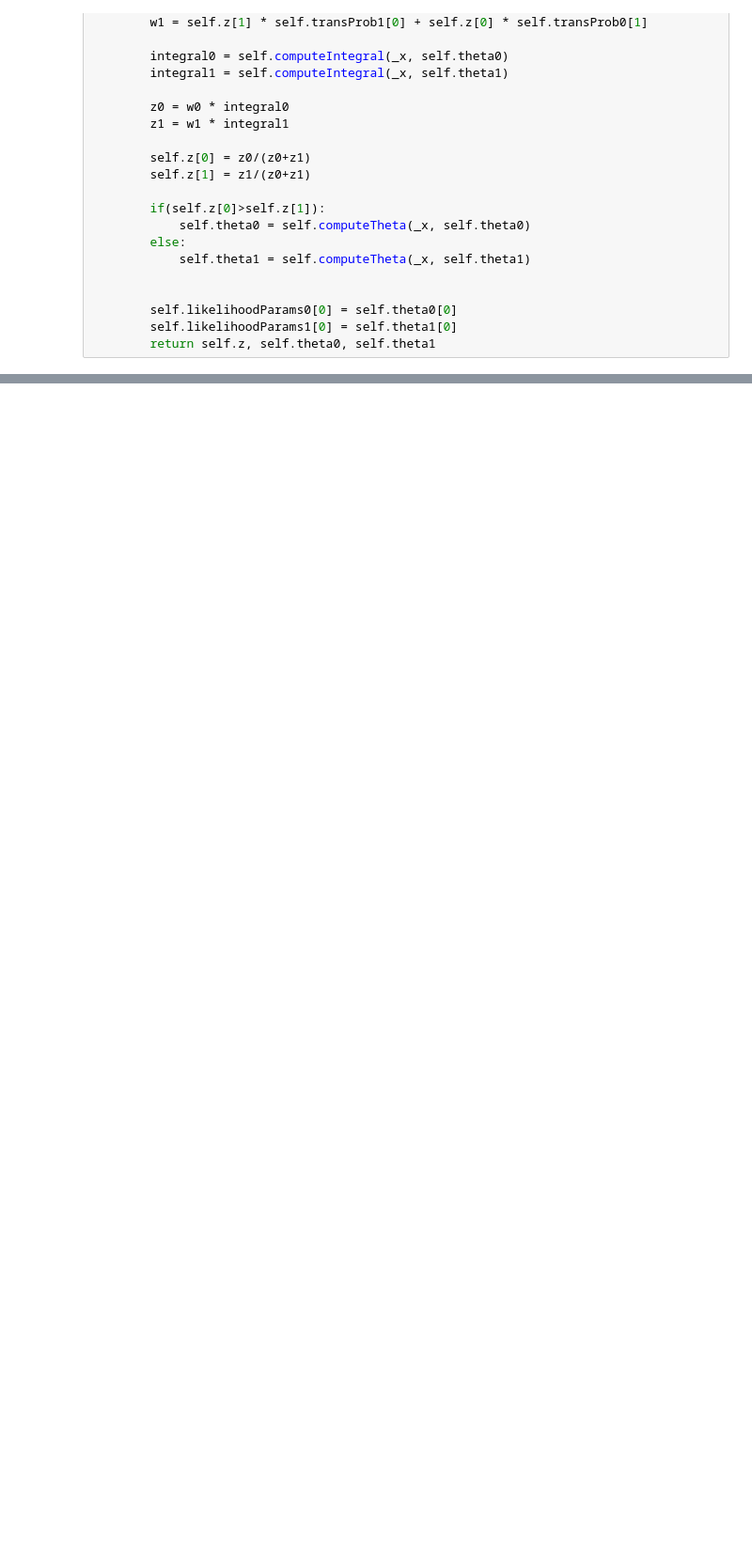
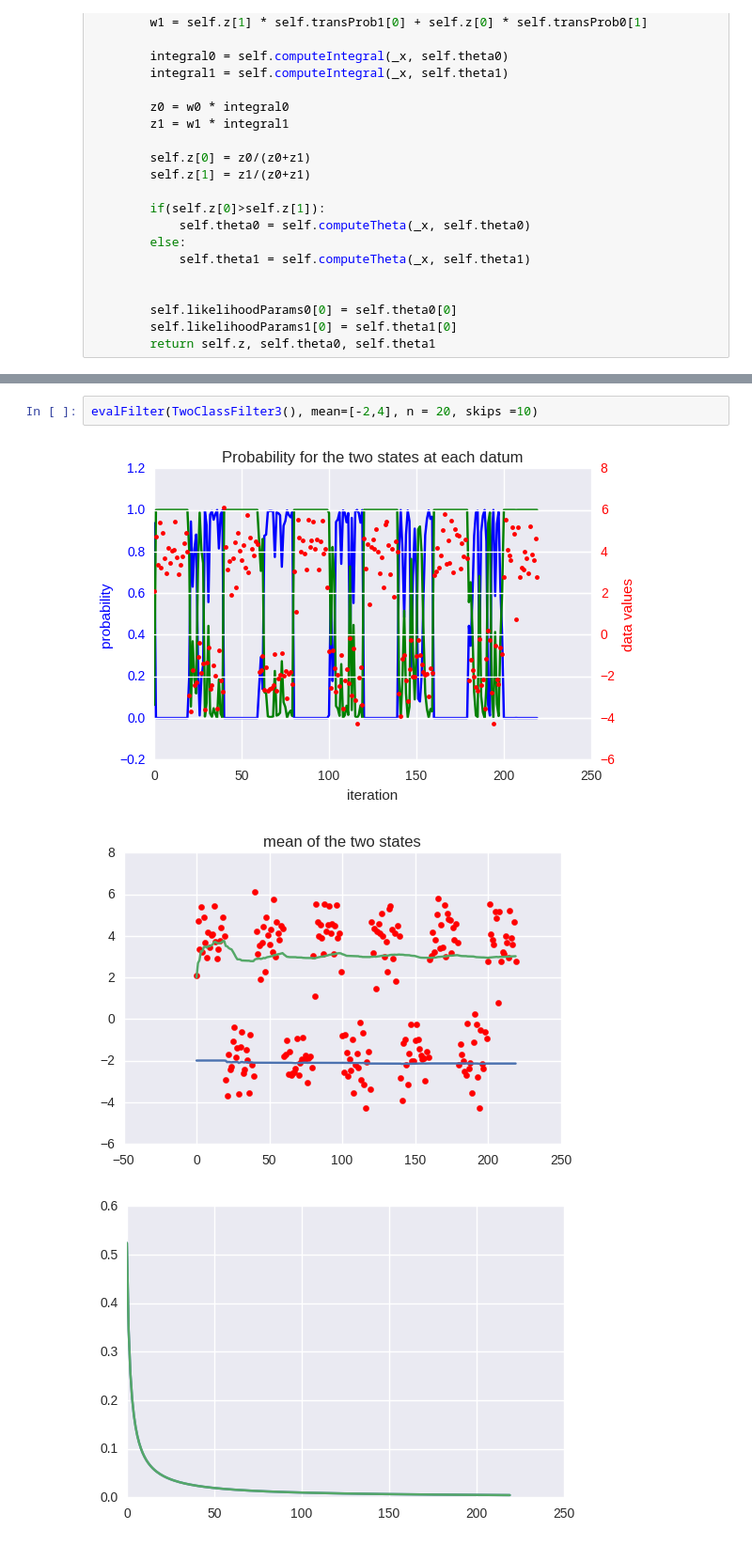
Before and after one commit to arne7morgen/MasterThesis, a Jupyter notebook: notebooks/AnsatzOpper.ipynb, the cells around one changed output, grey strips where cells are left out. Shown at 94% size. Cells and saved outputs as stored; diff of their text form; blank space fills up the shorter version.

```diff
--- a/notebooks/AnsatzOpper.ipynb
+++ b/notebooks/AnsatzOpper.ipynb
@@ -214,0 +247,6 @@ evalFilter(TwoClassFilter2(), mean=[-3,2], n = 5)
+# %%
+evalFilter(TwoClassFilter3(), mean=[-2,4], n = 20, skips =10)
+# %% [output]
+[figure, added]
+[figure, added]
+[figure, added]
```
Also changed, not shown: parts of 7 cells of this notebook, 1 other file.
